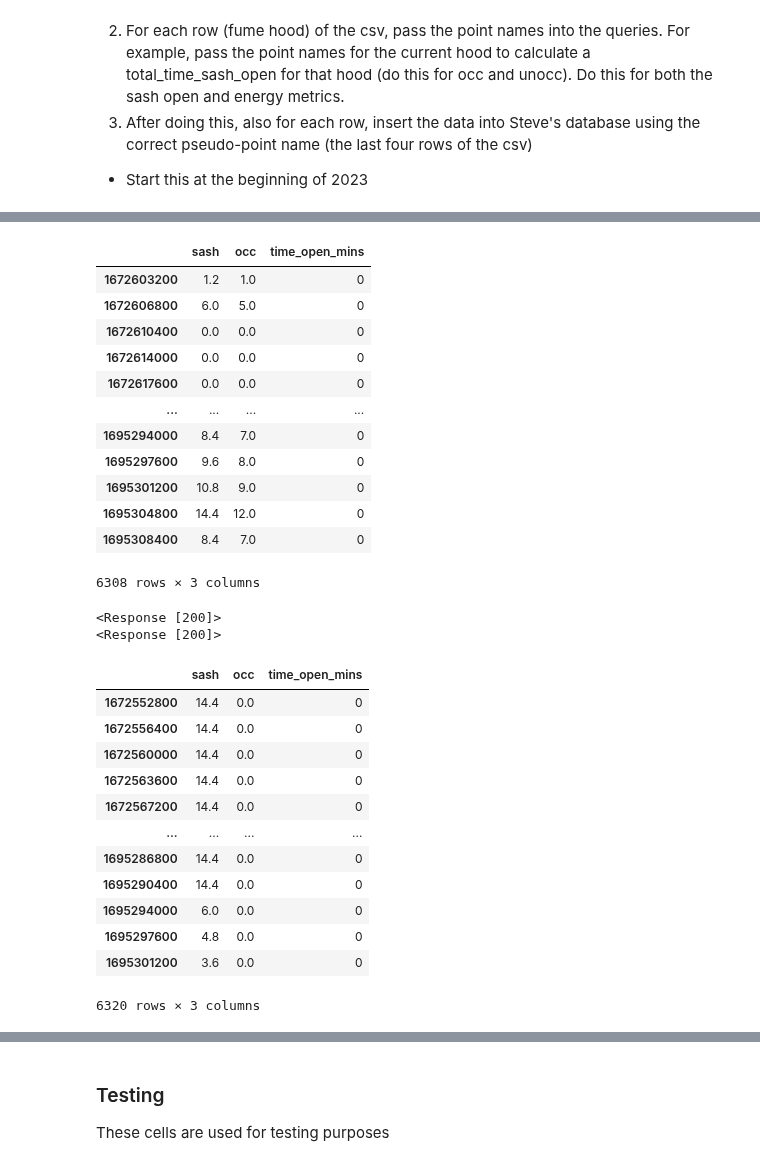
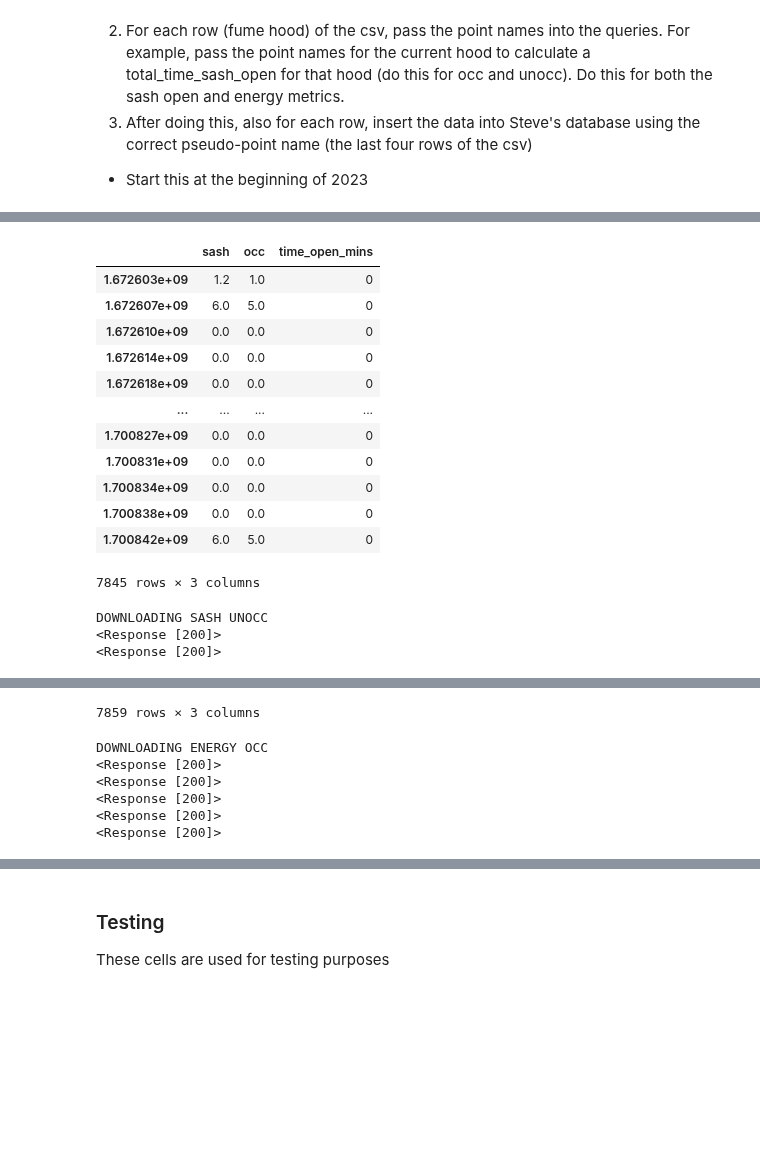
Before and after one commit to thereidfleish/fume-hood-dashboard, a Jupyter notebook: add_fumehood_data.ipynb, the cells around one changed output, grey strips where cells are left out. Saved outputs shown, nothing was run; the diff lists cells and outputs as text; code cells hidden in the pictures; blank space fills up the shorter version.

Commit message:
fix add fumehood data with timestamps

```diff
--- a/add_fumehood_data.ipynb
+++ b/add_fumehood_data.ipynb
@@ -83,7 +83,8 @@ def total_time_sash_open(sash_point, occ_point, server, start, end, is_occupied)
   # display(df)
 
   df = df.groupby(pd.Grouper(freq='60Min', label='right')).sum()
-  df.index = df.index.strftime('%s').astype("int")
+  display(df.index)
+  df.index = df.index.map(lambda x: x.to_pydatetime().timestamp())
   display(df)
 
   return df["time_open_mins"]
@@ -95,10 +96,10 @@ def total_time_sash_open(sash_point, occ_point, server, start, end, is_occupied)
 def coldorhot(cfm, external, internal, time_interval):
     if external<=internal:
         #sensible heating equation
-        return 1.08 * cfm * (internal - external) / (60 / time_interval)
+        return round(1.08 * cfm * (internal - external) / (60 / time_interval), 3)
     if external>internal:
         #enthalpy of air
-        return 0.24 * cfm /13.333 * 60 * (external - internal) / (60 / time_interval)
+        return round(0.24 * cfm /13.333 * 60 * (external - internal) / (60 / time_interval), 3)
 
 def total_energy(cfm_point, sash_point, occ_point, internal_temp_point, external_temp_point, server, start, end, is_occupied):
   #external_temp_master = outside_temp(start,end)
@@ -124,7 +125,8 @@ def total_energy(cfm_point, sash_point, occ_point, internal_temp_point, external
   df = df[df['occ']==int(is_occupied)]
 
   df = df.groupby(pd.Grouper(freq='60Min', label='right')).sum()
-  df.index = df.index.strftime('%s').astype("int")
+#  df.index = df.index.strftime('%s').astype("int")
+  df.index = df.index.map(lambda x: x.to_pydatetime().timestamp())
   display(df)
 
   return df["BTU"]
@@ -174,6 +176,7 @@ TODO
 
 - Start this at the beginning of 2023
 # %%
+print("DOWNLOADING SASH OCC")
 sash_data_occ = total_time_sash_open(sash_point="#biotech/biotech_4th_floor/fourth_floor_fume_hood_lab_spaces/lab_433_control/hood_sash",
                                      occ_point="#biotech/biotech_4th_floor/fourth_floor_fume_hood_lab_spaces/lab_433_control/occ_trend",
                                      server="biotech_main",
@@ -181,6 +184,7 @@ sash_data_occ = total_time_sash_open(sash_point="#biotech/biotech_4th_floor/four
                                      end=str(datetime.now()),
                                      is_occupied=True)
 
+print("DOWNLOADING SASH UNOCC")
 sash_data_unocc = total_time_sash_open(sash_point="#biotech/biotech_4th_floor/fourth_floor_fume_hood_lab_spaces/lab_433_control/hood_sash",
                                        occ_point="#biotech/biotech_4th_floor/fourth_floor_fume_hood_lab_spaces/lab_433_control/occ_trend",
                                        server="biotech_main",
@@ -188,6 +192,7 @@ sash_data_unocc = total_time_sash_open(sash_point="#biotech/biotech_4th_floor/fo
                                        end=str(datetime.now()),
                                        is_occupied=False)
 
+print("DOWNLOADING ENERGY OCC")
 energy_data_occ = total_energy(cfm_point="#biotech/biotech_4th_floor/fourth_floor_fume_hood_lab_spaces/lab_433_control/hoodvalve_flow/trend_log",
                                sash_point="#biotech/biotech_4th_floor/fourth_floor_fume_hood_lab_spaces/lab_433_control/hood_sash",
                                occ_point="#biotech/biotech_4th_floor/fourth_floor_fume_hood_lab_spaces/lab_433_control/occ_trend",
@@ -198,6 +203,7 @@ energy_data_occ = total_energy(cfm_point="#biotech/biotech_4th_floor/fourth_floo
                                end=str(datetime.now()),
                                is_occupied=True)
 
+print("DOWNLOADING ENERGY UNOCC")
 energy_data_unocc = total_energy(cfm_point="#biotech/biotech_4th_floor/fourth_floor_fume_hood_lab_spaces/lab_433_control/hoodvalve_flow/trend_log",
                                  sash_point="#biotech/biotech_4th_floor/fourth_floor_fume_hood_lab_spaces/lab_433_control/hood_sash",
                                  occ_point="#biotech/biotech_4th_floor/fourth_floor_fume_hood_lab_spaces/lab_433_control/occ_trend",
@@ -208,14 +214,17 @@ energy_data_unocc = total_energy(cfm_point="#biotech/biotech_4th_floor/fourth_fl
                                  end=str(datetime.now()),
                                  is_occupied=False)
 
-insert_into_database(
-    "Biotech.Floor_4.Lab_433.Hood_1.sashOpenTime.occ", sash_data_occ)
-insert_into_database(
-    "Biotech.Floor_4.Lab_433.Hood_1.sashOpenTime.unocc", sash_data_unocc)
-insert_into_database(
-    "Biotech.Floor_4.Lab_433.Hood_1.energy.occ", energy_data_occ)
-insert_into_database(
-    "Biotech.Floor_4.Lab_433.Hood_1.energy.unocc", energy_data_unocc)
+print("INSERTING SASH OCC INTO DATABASE")
+insert_into_database("Biotech.Floor_4.Lab_433.Hood_1.sashOpenTime.occ", sash_data_occ)
+
+print("INSERTING SASH UNOCC INTO DATABASE")
+insert_into_database("Biotech.Floor_4.Lab_433.Hood_1.sashOpenTime.unocc", sash_data_unocc)
+
+print("INSERTING ENERGY OCC INTO DATABASE")
+insert_into_database("Biotech.Floor_4.Lab_433.Hood_1.energy.occ", energy_data_occ)
+
+print("INSERTING ENERGY UNOCC INTO DATABASE")
+insert_into_database("Biotech.Floor_4.Lab_433.Hood_1.energy.unocc", energy_data_unocc)
 
 # a list of points
 points = [
@@ -232,28 +254,16 @@ points = [
 |  | sash | occ | time_open_mins |
-| 1672603200 | 1.2 | 1.0 | 0 |
-| 1672606800 | 6.0 | 5.0 | 0 |
-| 1672610400 | 0.0 | 0.0 | 0 |
-| 1672614000 | 0.0 | 0.0 | 0 |
-| 1672617600 | 0.0 | 0.0 | 0 |
+| 1.672603e+09 | 1.2 | 1.0 | 0 |
+| 1.672607e+09 | 6.0 | 5.0 | 0 |
+| 1.672610e+09 | 0.0 | 0.0 | 0 |
+| 1.672614e+09 | 0.0 | 0.0 | 0 |
+| 1.672618e+09 | 0.0 | 0.0 | 0 |
 | ... | ... | ... | ... |
-| 1695294000 | 8.4 | 7.0 | 0 |
-| 1695297600 | 9.6 | 8.0 | 0 |
-| 1695301200 | 10.8 | 9.0 | 0 |
-| 1695304800 | 14.4 | 12.0 | 0 |
-| 1695308400 | 8.4 | 7.0 | 0 |
+| 1.700827e+09 | 0.0 | 0.0 | 0 |
+| 1.700831e+09 | 0.0 | 0.0 | 0 |
+| 1.700834e+09 | 0.0 | 0.0 | 0 |
+| 1.700838e+09 | 0.0 | 0.0 | 0 |
+| 1.700842e+09 | 6.0 | 5.0 | 0 |
-6308 rows × 3 columns
-<Response [200]>
-<Response [200]>
+7845 rows × 3 columns
-|  | sash | occ | time_open_mins |
-| 1672552800 | 14.4 | 0.0 | 0 |
-| 1672556400 | 14.4 | 0.0 | 0 |
-| 1672560000 | 14.4 | 0.0 | 0 |
-| 1672563600 | 14.4 | 0.0 | 0 |
-| 1672567200 | 14.4 | 0.0 | 0 |
-| ... | ... | ... | ... |
-| 1695286800 | 14.4 | 0.0 | 0 |
-| 1695290400 | 14.4 | 0.0 | 0 |
-| 1695294000 | 6.0 | 0.0 | 0 |
-| 1695297600 | 4.8 | 0.0 | 0 |
-| 1695301200 | 3.6 | 0.0 | 0 |
-6320 rows × 3 columns
+DOWNLOADING SASH UNOCC
+<Response [200]>
+<Response [200]>
@@ -265,3 +294,10 @@ points = [
+7859 rows × 3 columns
+DOWNLOADING ENERGY OCC
+<Response [200]>
+<Response [200]>
+<Response [200]>
+<Response [200]>
+<Response [200]>
 |  | cfm | sash | occ | internal_temp | external_temp |
 | 2023-01-01 05:00:00 | 222.66 | 1.2 | 0.0 | 68.1 | 52.0 |
 | 2023-01-01 05:05:00 | 221.69 | 1.2 | 0.0 | 68.1 | NaN |
```
Also changed, not shown: parts of 2 cells of this notebook, 1 other file.
